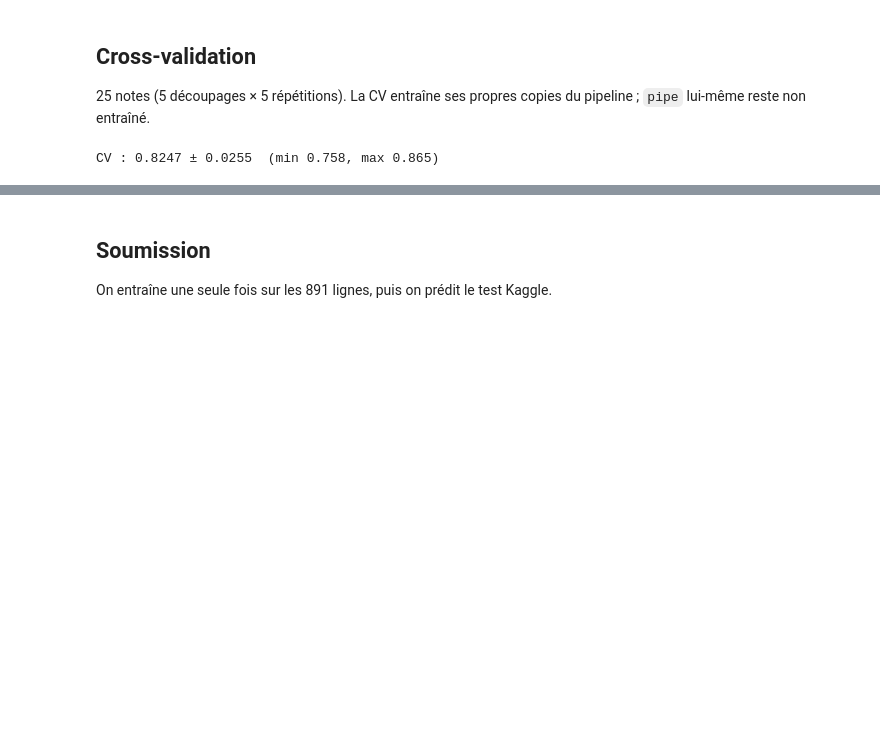
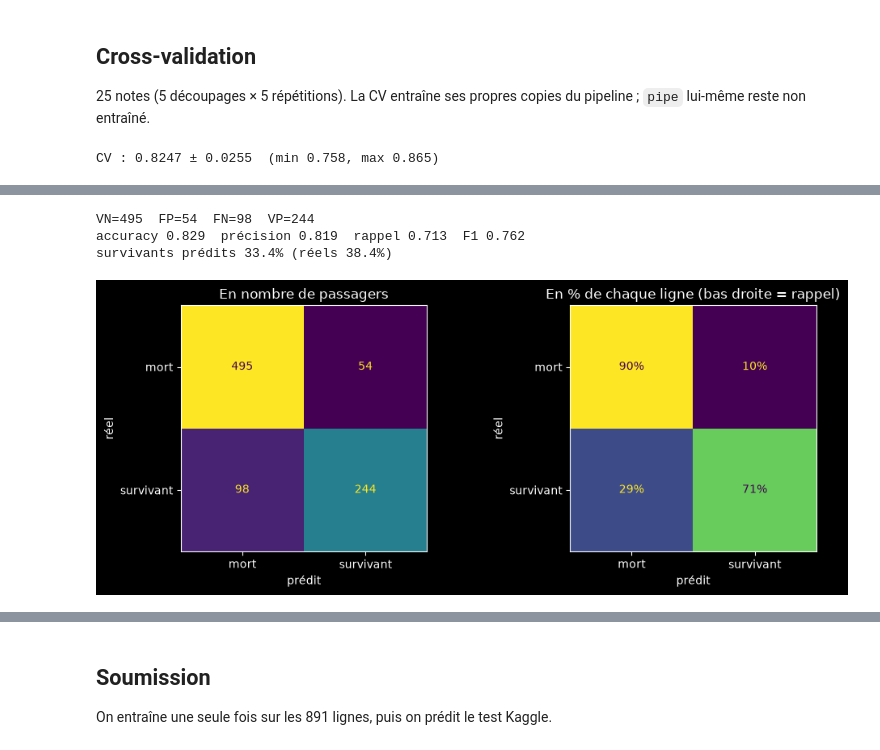
Before and after one commit to LuCarpentier83/TitanicMachineLearningFromDisaster, a Jupyter notebook: notebooks/03_gradient_boosting.ipynb, the cells around one changed output, grey strips where cells are left out. Cells and saved outputs as stored; diff of their text form; code cells hidden in the pictures; blank space fills up the shorter version.

```diff
--- a/notebooks/03_gradient_boosting.ipynb
+++ b/notebooks/03_gradient_boosting.ipynb
@@ -63,0 +72,31 @@ CV : 0.8247 ± 0.0255  (min 0.758, max 0.865)
+# %%
+import matplotlib.pyplot as plt
+import pandas as pd
+from sklearn.metrics import (ConfusionMatrixDisplay, accuracy_score, confusion_matrix,
+                             f1_score, precision_score, recall_score)
+from sklearn.model_selection import StratifiedKFold, cross_val_predict
+
+oof = cross_val_predict(pipe, X, y, cv=StratifiedKFold(5, shuffle=True, random_state=0), n_jobs=-1)
+
+cm = confusion_matrix(y, oof)
+(vn, fp), (fn, vp) = cm
+print(f"VN={vn}  FP={fp}  FN={fn}  VP={vp}")
+print(f"accuracy {accuracy_score(y, oof):.3f}  précision {precision_score(y, oof):.3f}  "
+      f"rappel {recall_score(y, oof):.3f}  F1 {f1_score(y, oof):.3f}")
+print(f"survivants prédits {oof.mean():.1%} (réels {y.mean():.1%})")
+
+fig, axes = plt.subplots(1, 2, figsize=(10, 4))
+ConfusionMatrixDisplay(cm, display_labels=["mort", "survivant"]).plot(ax=axes[0], colorbar=False)
+axes[0].set_title("En nombre de passagers")
+ConfusionMatrixDisplay(confusion_matrix(y, oof, normalize="true"), display_labels=["mort", "survivant"]).plot(
+    ax=axes[1], colorbar=False, values_format=".0%")
+axes[1].set_title("En % de chaque ligne (bas droite = rappel)")
+for ax in axes:
+    ax.set_xlabel("prédit"); ax.set_ylabel("réel")
+plt.tight_layout()
+plt.show()
+# %% [output]
+VN=495  FP=54  FN=98  VP=244
+accuracy 0.829  précision 0.819  rappel 0.713  F1 0.762
+survivants prédits 33.4% (réels 38.4%)
+[figure, added]
```
Also changed, not shown: parts of 4 cells of this notebook, 1 other file.
